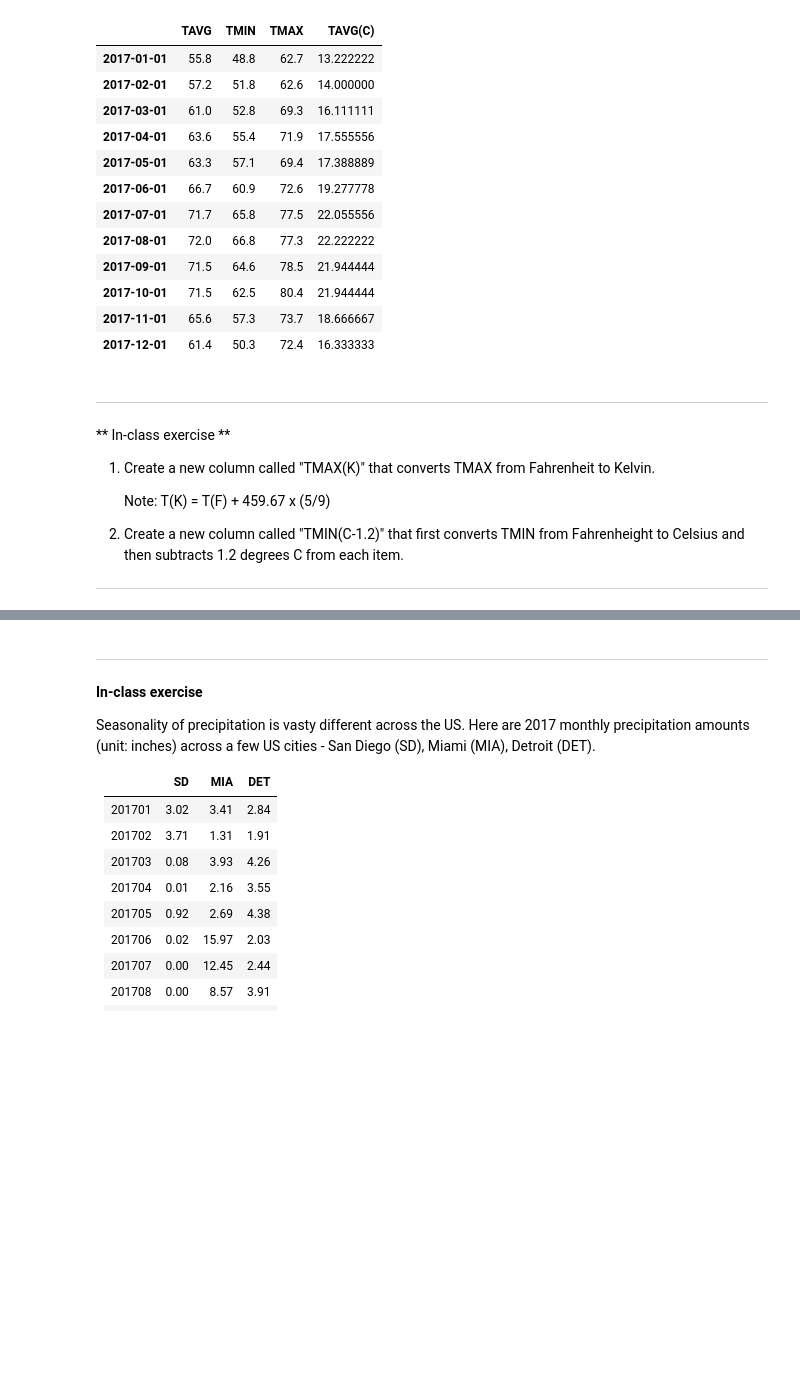
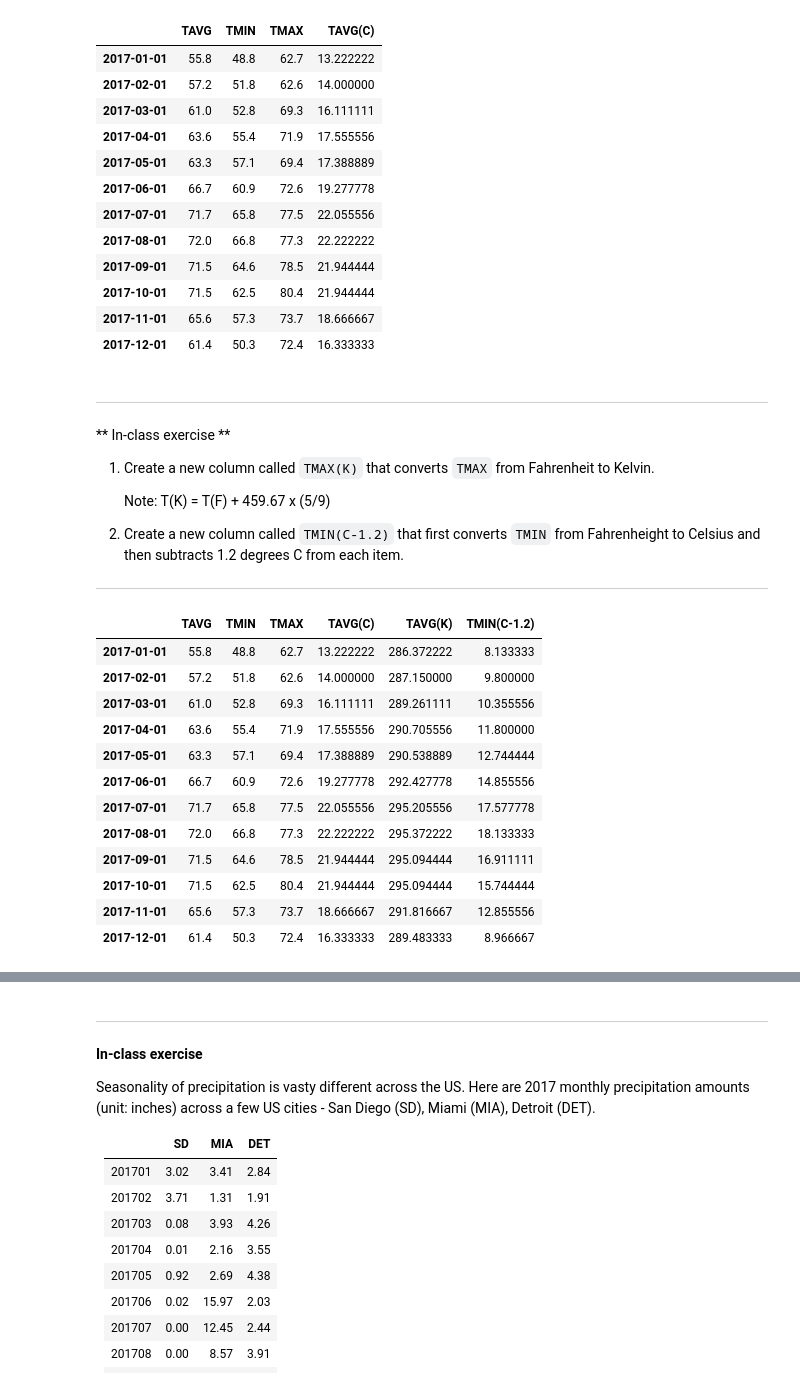
Before and after one commit to neil-berg/AOS51, a Jupyter notebook: AOS51_Fall_2018_#2_KEY.ipynb, the cells around one changed output, grey strips where cells are left out. Drawn from its saved outputs; the diff is of its cells as text; code cells hidden in the pictures; blank space fills up the shorter version.

```diff
--- a/AOS51_Fall_2018_#2_KEY.ipynb
+++ b/AOS51_Fall_2018_#2_KEY.ipynb
@@ -468,11 +412,29 @@ temp_df
 ---
 ** In-class exercise **
 
-1. Create a new column called "TMAX(K)" that converts TMAX from Fahrenheit to Kelvin.
+1. Create a new column called `TMAX(K)` that converts `TMAX` from Fahrenheit to Kelvin.
 
    Note: T(K) = T(F) + 459.67 x (5/9)
-2. Create a new column called "TMIN(C-1.2)" that first converts TMIN from Fahrenheight to Celsius and then subtracts 1.2 degrees C from each item.
+2. Create a new column called `TMIN(C-1.2)` that first converts `TMIN` from Fahrenheight to Celsius and then subtracts 1.2 degrees C from each item.
 ---
+# %%
+temp_df['TAVG(K)'] = (temp_df['TAVG'] + 459.67) * (5/9)
+temp_df['TMIN(C-1.2)'] = ((temp_df['TMIN'] - 32) * (5/9)) - 1.2
+temp_df
+# %% [output]
+|  | TAVG | TMIN | TMAX | TAVG(C) | TAVG(K) | TMIN(C-1.2) |
+| 2017-01-01 | 55.8 | 48.8 | 62.7 | 13.222222 | 286.372222 | 8.133333 |
+| 2017-02-01 | 57.2 | 51.8 | 62.6 | 14.000000 | 287.150000 | 9.800000 |
+| 2017-03-01 | 61.0 | 52.8 | 69.3 | 16.111111 | 289.261111 | 10.355556 |
+| 2017-04-01 | 63.6 | 55.4 | 71.9 | 17.555556 | 290.705556 | 11.800000 |
+| 2017-05-01 | 63.3 | 57.1 | 69.4 | 17.388889 | 290.538889 | 12.744444 |
+| 2017-06-01 | 66.7 | 60.9 | 72.6 | 19.277778 | 292.427778 | 14.855556 |
+| 2017-07-01 | 71.7 | 65.8 | 77.5 | 22.055556 | 295.205556 | 17.577778 |
+| 2017-08-01 | 72.0 | 66.8 | 77.3 | 22.222222 | 295.372222 | 18.133333 |
+| 2017-09-01 | 71.5 | 64.6 | 78.5 | 21.944444 | 295.094444 | 16.911111 |
+| 2017-10-01 | 71.5 | 62.5 | 80.4 | 21.944444 | 295.094444 | 15.744444 |
+| 2017-11-01 | 65.6 | 57.3 | 73.7 | 18.666667 | 291.816667 | 12.855556 |
+| 2017-12-01 | 61.4 | 50.3 | 72.4 | 16.333333 | 289.483333 | 8.966667 |
 # %% [markdown]
 # Plotting DataFrames
 
```
Also changed, not shown: parts of 13 cells of this notebook.
